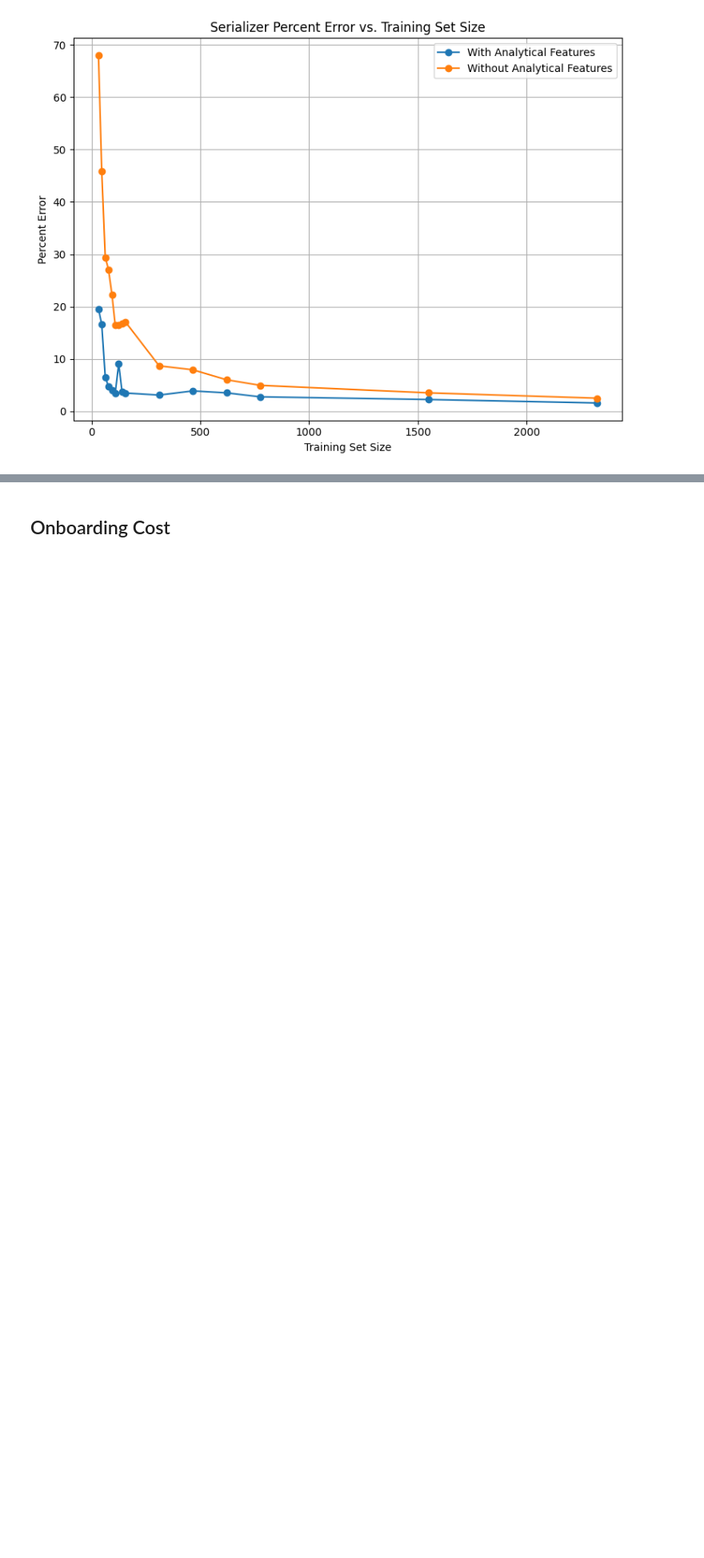
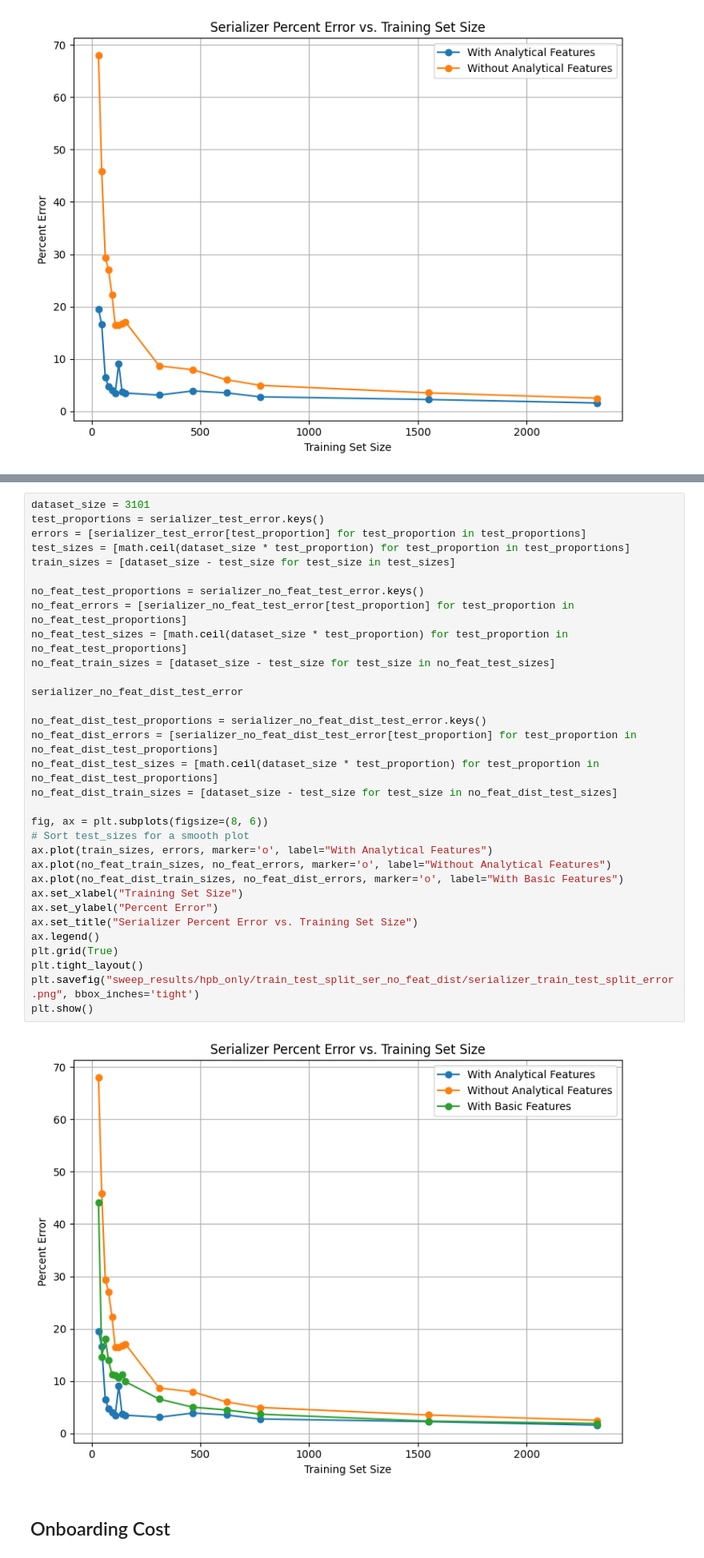
Before and after one commit to ronitnag04/lynx, a Jupyter notebook: ml_model/analysis.ipynb, the cells around one changed output, grey strips where cells are left out. Shown at 80% size. Cells and saved outputs as stored; diff of their text form; blank space fills up the shorter version.

```diff
--- a/ml_model/analysis.ipynb
+++ b/ml_model/analysis.ipynb
@@ -578,3 +662,37 @@ plt.show()
+# %%
+dataset_size = 3101
+test_proportions = serializer_test_error.keys()
+errors = [serializer_test_error[test_proportion] for test_proportion in test_proportions]
+test_sizes = [math.ceil(dataset_size * test_proportion) for test_proportion in test_proportions]
+train_sizes = [dataset_size - test_size for test_size in test_sizes]
+
+no_feat_test_proportions = serializer_no_feat_test_error.keys()
+no_feat_errors = [serializer_no_feat_test_error[test_proportion] for test_proportion in no_feat_test_proportions]
+no_feat_test_sizes = [math.ceil(dataset_size * test_proportion) for test_proportion in no_feat_test_proportions]
+no_feat_train_sizes = [dataset_size - test_size for test_size in no_feat_test_sizes]
+
+serializer_no_feat_dist_test_error
+
+no_feat_dist_test_proportions = serializer_no_feat_dist_test_error.keys()
+no_feat_dist_errors = [serializer_no_feat_dist_test_error[test_proportion] for test_proportion in no_feat_dist_test_proportions]
+no_feat_dist_test_sizes = [math.ceil(dataset_size * test_proportion) for test_proportion in no_feat_dist_test_proportions]
+no_feat_dist_train_sizes = [dataset_size - test_size for test_size in no_feat_dist_test_sizes]
+
+fig, ax = plt.subplots(figsize=(8, 6))
+# Sort test_sizes for a smooth plot
+ax.plot(train_sizes, errors, marker='o', label="With Analytical Features")
+ax.plot(no_feat_train_sizes, no_feat_errors, marker='o', label="Without Analytical Features")
+ax.plot(no_feat_dist_train_sizes, no_feat_dist_errors, marker='o', label="With Basic Features")
+ax.set_xlabel("Training Set Size")
+ax.set_ylabel("Percent Error")
+ax.set_title("Serializer Percent Error vs. Training Set Size")
+ax.legend()
+plt.grid(True)
+plt.tight_layout()
+plt.savefig("sweep_results/hpb_only/train_test_split_ser_no_feat_dist/serializer_train_test_split_error.png", bbox_inches='tight')
+plt.show()
+# %% [output]
+[figure, added]
 # %% [markdown]
 ## Onboarding Cost
 # %%
```
Also changed, not shown: parts of 5 cells of this notebook, 2 other files.
